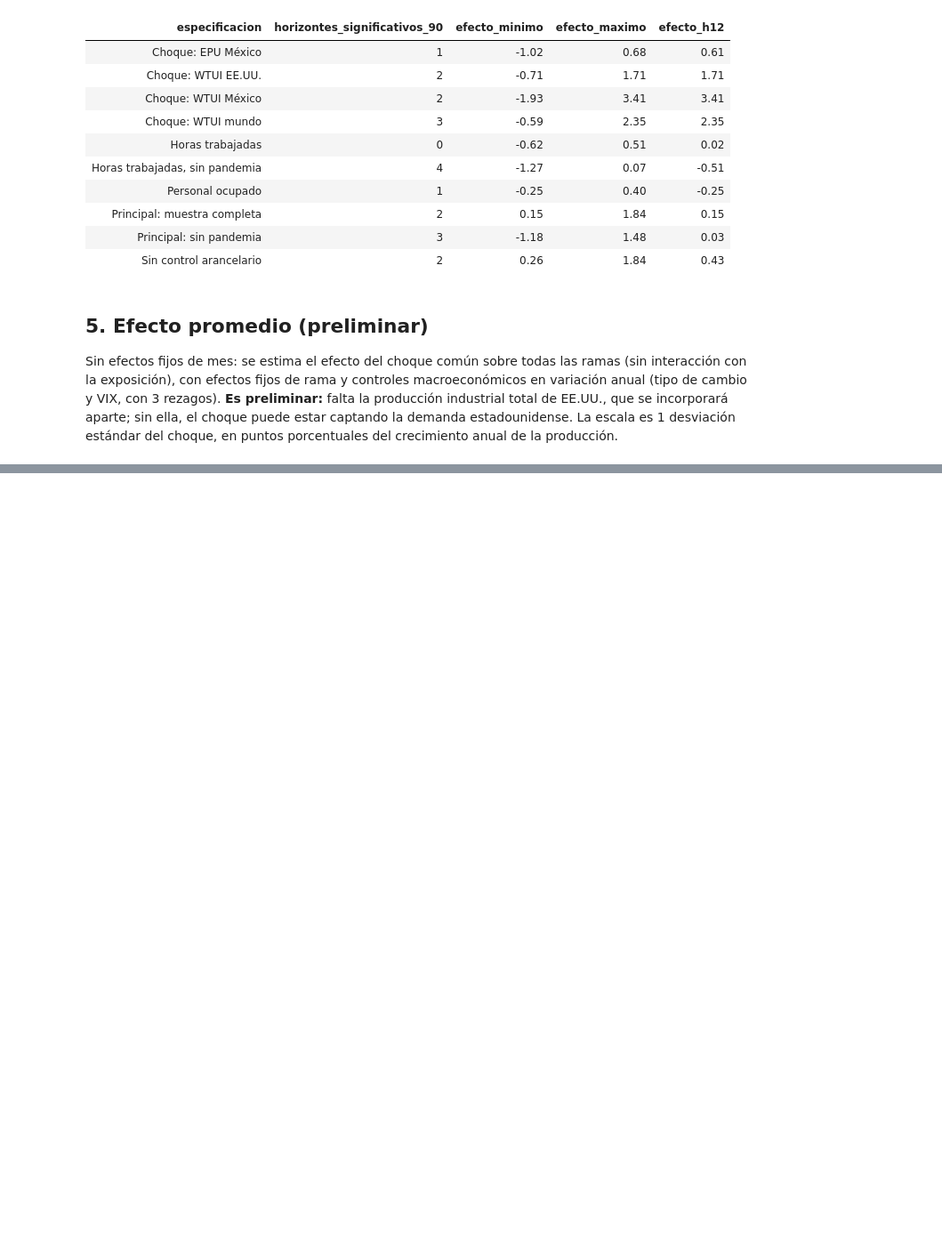
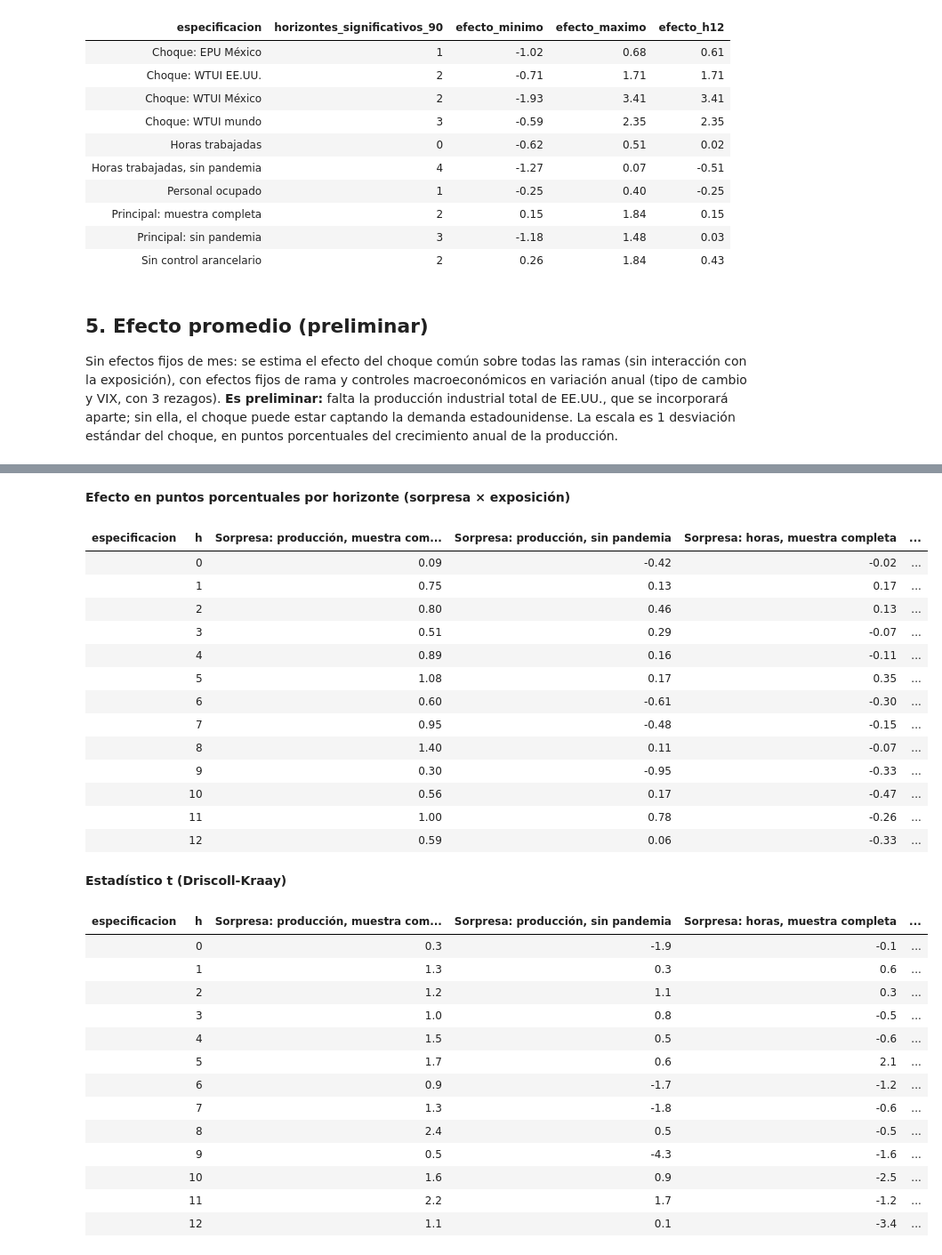
Before and after one commit to aabermejoq/Incertidumbre-Comercial, a Jupyter notebook: code/Python/02_local_projections.ipynb, the cells around one changed output, grey strips where cells are left out. Shown at 89% size. Saved outputs shown, nothing was run; the diff lists cells and outputs as text; code cells hidden in the pictures; blank space fills up the shorter version.

```diff
--- a/code/Python/02_local_projections.ipynb
+++ b/code/Python/02_local_projections.ipynb
@@ -423,0 +529,19 @@ Resultados guardados en `outputs/tables/lp_resultados.csv` y `outputs/tables/lp_
+# %%
+sorp = {
+    "Sorpresa: producción, muestra completa": estimar_lp(choque="sorpresa_tpu_std"),
+    "Sorpresa: producción, sin pandemia": estimar_lp(choque="sorpresa_tpu_std", excluir_pandemia=True),
+    "Sorpresa: horas, muestra completa": estimar_lp(y="d12_horas", choque="sorpresa_tpu_std"),
+    "Sorpresa: horas, sin pandemia": estimar_lp(y="d12_horas", choque="sorpresa_tpu_std", excluir_pandemia=True),
+    "Sorpresa: empleo, sin pandemia": estimar_lp(y="d12_empleo", choque="sorpresa_tpu_std", excluir_pandemia=True),
+    "Sorpresa fuera de muestra: producción, sin pandemia": estimar_lp(choque="sorpresa_tpu_oos_std", excluir_pandemia=True),
+}
+display(HTML('<div class="irf-grid">' + "".join(svg_irf(r, k.replace("Sorpresa: ", "").replace("Sorpresa fuera de muestra: ", "Fuera de muestra: "), escala=ESC)
+                                                for k, r in sorp.items()) + "</div>"))
+res_sorp = pd.concat([r.assign(especificacion=k) for k, r in sorp.items()])
+res_sorp["efecto_p75_vs_p25_pp"] = res_sorp.beta * ESC
+res_sorp["significativo_90"] = res_sorp.t_dk.abs() > 1.645
+tabla(res_sorp.pivot(index="h", columns="especificacion", values="efecto_p75_vs_p25_pp").reset_index()[["h", *sorp.keys()]],
+      "Efecto en puntos porcentuales por horizonte (sorpresa × exposición)", dec=2)
+tabla(res_sorp.pivot(index="h", columns="especificacion", values="t_dk").reset_index()[["h", *sorp.keys()]],
+      "Estadístico t (Driscoll-Kraay)", dec=1)
+# %% [output]
@@ -423,0 +549,30 @@ Resultados guardados en `outputs/tables/lp_resultados.csv` y `outputs/tables/lp_
+**Efecto en puntos porcentuales por horizonte (sorpresa × exposición)**
+| especificacion | h | Sorpresa: producción, muestra com... | Sorpresa: producción, sin pandemia | Sorpresa: horas, muestra completa | ... |
+|  | 0 | 0.09 | -0.42 | -0.02 | ... |
+|  | 1 | 0.75 | 0.13 | 0.17 | ... |
+|  | 2 | 0.80 | 0.46 | 0.13 | ... |
+|  | 3 | 0.51 | 0.29 | -0.07 | ... |
+|  | 4 | 0.89 | 0.16 | -0.11 | ... |
+|  | 5 | 1.08 | 0.17 | 0.35 | ... |
+|  | 6 | 0.60 | -0.61 | -0.30 | ... |
+|  | 7 | 0.95 | -0.48 | -0.15 | ... |
+|  | 8 | 1.40 | 0.11 | -0.07 | ... |
+|  | 9 | 0.30 | -0.95 | -0.33 | ... |
+|  | 10 | 0.56 | 0.17 | -0.47 | ... |
+|  | 11 | 1.00 | 0.78 | -0.26 | ... |
+|  | 12 | 0.59 | 0.06 | -0.33 | ... |
+**Estadístico t (Driscoll-Kraay)**
+| especificacion | h | Sorpresa: producción, muestra com... | Sorpresa: producción, sin pandemia | Sorpresa: horas, muestra completa | ... |
+|  | 0 | 0.3 | -1.9 | -0.1 | ... |
+|  | 1 | 1.3 | 0.3 | 0.6 | ... |
+|  | 2 | 1.2 | 1.1 | 0.3 | ... |
+|  | 3 | 1.0 | 0.8 | -0.5 | ... |
+|  | 4 | 1.5 | 0.5 | -0.6 | ... |
+|  | 5 | 1.7 | 0.6 | 2.1 | ... |
+|  | 6 | 0.9 | -1.7 | -1.2 | ... |
+|  | 7 | 1.3 | -1.8 | -0.6 | ... |
+|  | 8 | 2.4 | 0.5 | -0.5 | ... |
+|  | 9 | 0.5 | -4.3 | -1.6 | ... |
+|  | 10 | 1.6 | 0.9 | -2.5 | ... |
+|  | 11 | 2.2 | 1.7 | -1.2 | ... |
+|  | 12 | 1.1 | 0.1 | -3.4 | ... |
```
Also changed, not shown: parts of 9 cells of this notebook, 4 other files.
